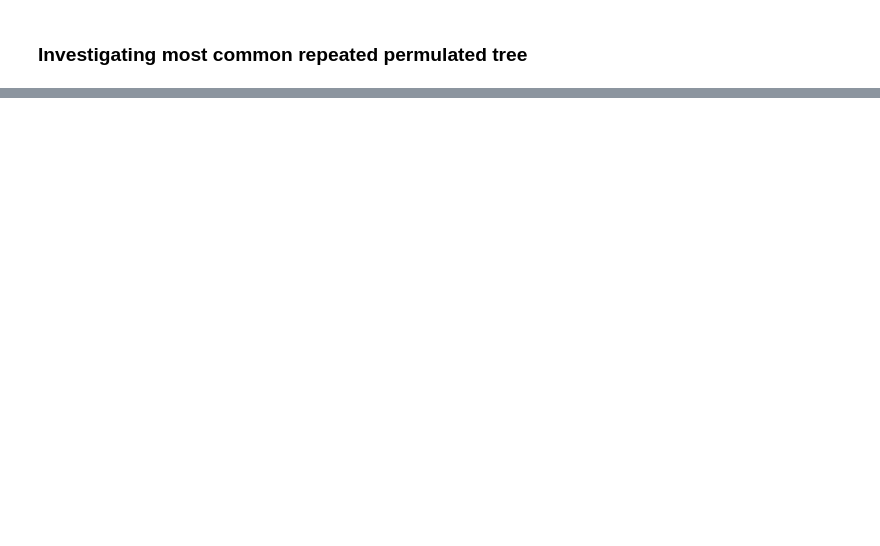
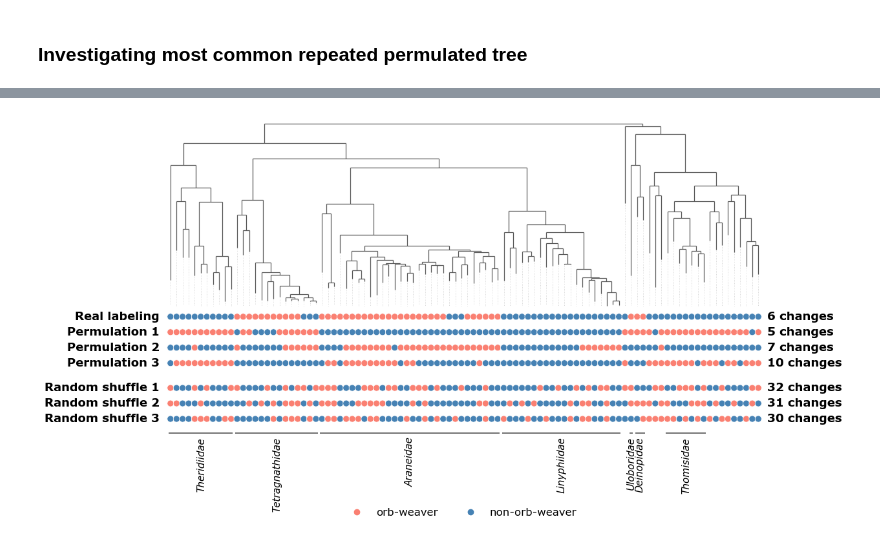
Before and after one commit to GordusLab/orb-selection, a Jupyter notebook: scripts/07_figures_tables/Odds Ratio Test Plots.ipynb, the cells around one changed output, grey strips where cells are left out. Drawn from its saved outputs; the diff is of its cells as text; code cells hidden in the pictures; blank space fills up the shorter version.

```diff
--- a/scripts/07_figures_tables/Odds Ratio Test Plots.ipynb
+++ b/scripts/07_figures_tables/Odds Ratio Test Plots.ipynb
@@ -354,0 +472,40 @@ Example missing values: ['Antrodiaetus_roretzi', 'Drosophila_melanogaster', 'Fal
+# %%
+%autoreload 2
+perms_100k = pd.read_csv(perm_1M_csv, nrows=100000)[species].to_numpy(dtype=np.int8)
+perm_changes = count_transitions(perms_100k.T)
+
+# three example permulations spanning the typical range of transitions
+rng = np.random.default_rng(3)
+picked = [int(rng.choice(np.where(perm_changes == k)[0])) for k in (5, 7, 10)]
+
+# three naive shuffles: the same 41 orb-weavers placed on random tips, ignoring the tree
+rng_shuffle = np.random.default_rng(11)
+shuffles = [rng_shuffle.permutation(true_labels) for _ in range(3)]
+columns = ([("Real\nlabeling", true_labels)] + [(f"Permulation\n{i + 1}", perms_100k[p]) for i, p in enumerate(picked)]
+           + [(f"Random shuffle\n{i + 1}", sh) for i, sh in enumerate(shuffles)])
+col_changes = [count_transitions(lab[:, None])[0] for _, lab in columns]
+
+fig, ax = plt.subplots(figsize=(15, 7.6))
+draw_tree(ax)
+step = max_depth * 0.085
+y_cols = [max_depth * 1.06 + (j + (0.6 if j >= 4 else 0)) * step for j in range(len(columns))]  # gap before the shuffles
+for y, (title, lab), nchg in zip(y_cols, columns, col_changes):
+    ax.scatter([tip_y[s] for s in species], [y] * len(species), s=52, c=[COL_FG if v else COL_BG for v in lab],
+               edgecolors="white", linewidths=0.5, zorder=3)
+    ax.text(-1.8, y, title.replace("\n", " "), ha="right", va="center", fontsize=13, fontweight="bold")
+    ax.text(len(species) + 0.5, y, f"{nchg} changes", ha="left", va="center", fontsize=13, fontweight="bold")
+
+y_fam = y_cols[-1] + step * 0.9
+for fam, x0, x1 in family_clades(min_tips=4):
+    ax.plot([x0 - 0.3, x1 + 0.3], [y_fam, y_fam], color="0.45", lw=1.4, solid_capstyle="butt")
+    ax.text((x0 + x1) / 2, y_fam + step * 0.25, fam, ha="center", va="top", rotation=90, fontsize=11, style="italic")
+
+ax.legend(handles=[Line2D([], [], marker="o", ls="", color=COL_FG, label="orb-weaver"),
+                   Line2D([], [], marker="o", ls="", color=COL_BG, label="non-orb-weaver")],
+          loc="upper center", ncol=2, fontsize=12, frameon=False, bbox_to_anchor=(0.5, 0.0))
+ax.set_xlim(-14, len(species) + 12)
+ax.set_ylim(y_fam + step * 4.2, -max_depth * 0.02)
+ax.axis("off")
+save("1_what_is_a_permulation.png")
+# %% [output]
+[figure, added]
```
Also changed, not shown: parts of 22 cells of this notebook, 6 other files.
